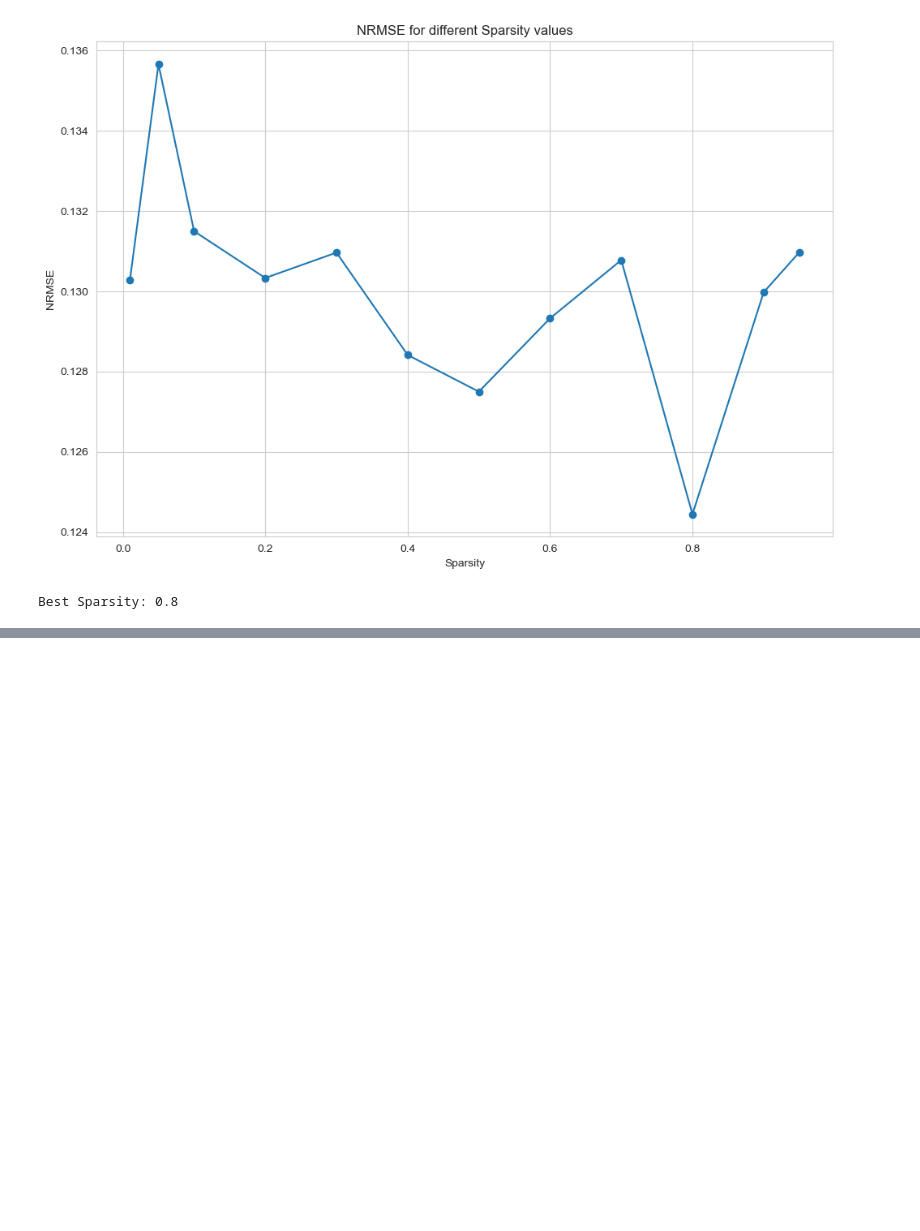
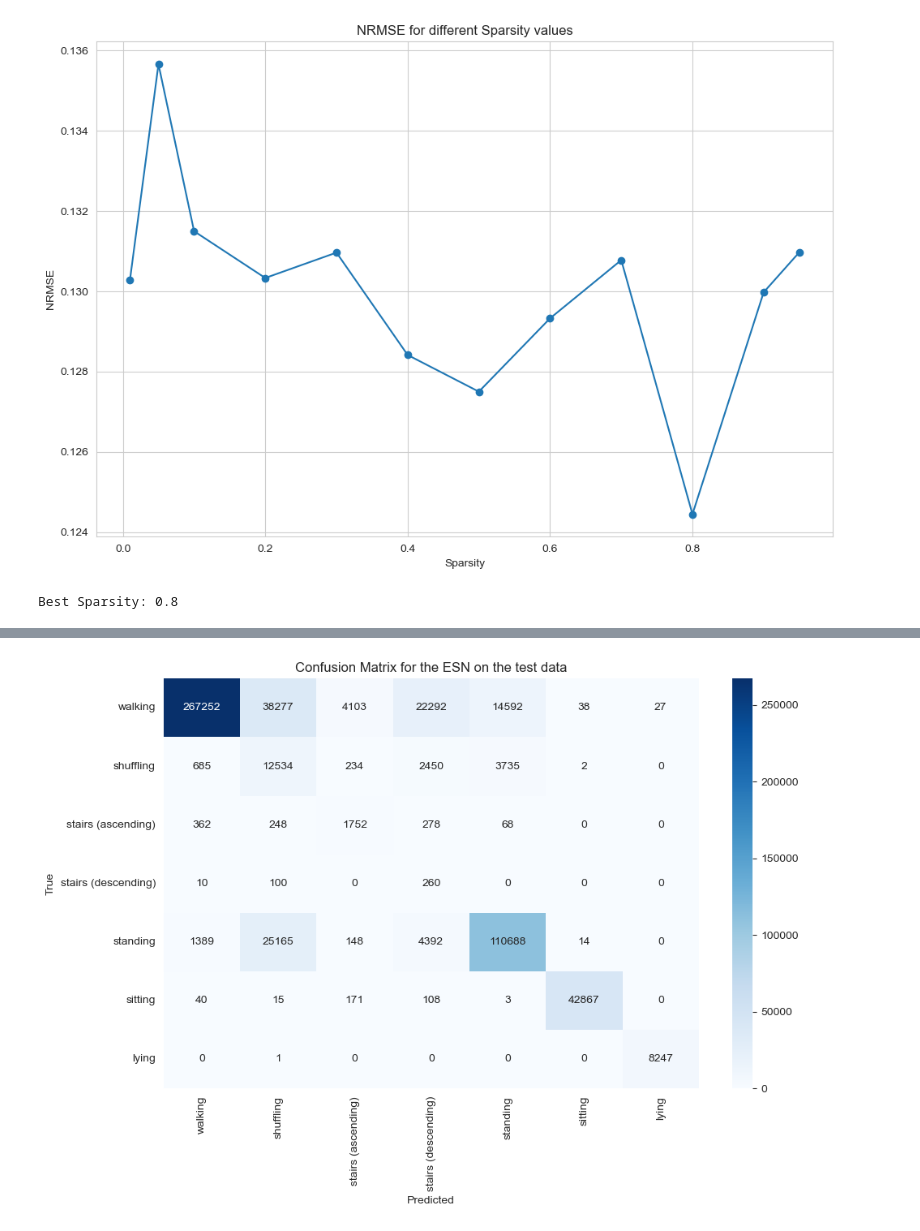
Before and after one commit to 007spy9/COM6906-Dissertation, a Jupyter notebook: training/basicESN_har70.ipynb, the cells around one changed output, grey strips where cells are left out. Drawn from its saved outputs; the diff is of its cells as text; code cells hidden in the pictures; blank space fills up the shorter version.

```diff
--- a/training/basicESN_har70.ipynb
+++ b/training/basicESN_har70.ipynb
@@ -1087,0 +1160,27 @@ Best Sparsity: 0.8
+# %%
+# Now we can evaluate the ESN on the test data
+y_pred = esn.forward(X_test)
+
+y_pred_decoded = encoder.inverse_transform(y_pred)
+# %%
+
+accuracy = accuracy_score(y_test_decoded, y_pred_decoded)
+
+conf_matrix = confusion_matrix(y_test_decoded, y_pred_decoded)
+
+# The labels are
+# 1: walking
+# 3: shuffling
+# 4: stairs (ascending)
+# 5: stairs (descending)
+# 6: standing
+# 7: sitting
+# 8: lying
+# So we will use these labels for the classification report
+label_names = ['walking', 'shuffling', 'stairs (ascending)', 'stairs (descending)', 'standing', 'sitting', 'lying']
+
+report = classification_report(y_test_decoded, y_pred_decoded, target_names=label_names)
+
+print(f'Accuracy: {accuracy}')
+print(f'Confusion Matrix: {conf_matrix}')
+print(f'Report: {report}')
@@ -1087,0 +1205,15 @@ Best Sparsity: 0.8
+# %%
+# Now we can plot the confusion matrix
+plt.figure(figsize=(10, 7))
+
+sns.heatmap(conf_matrix, annot=True, fmt='d', xticklabels=label_names, yticklabels=label_names, cmap='Blues')
+
+plt.xlabel('Predicted')
+plt.ylabel('True')
+
+plt.title('Confusion Matrix for the ESN on the test data')
+
+plt.tight_layout()
+plt.show()
+# %% [output]
+[figure, added]
```
Also changed, not shown: parts of 16 cells of this notebook, 2 other files.
